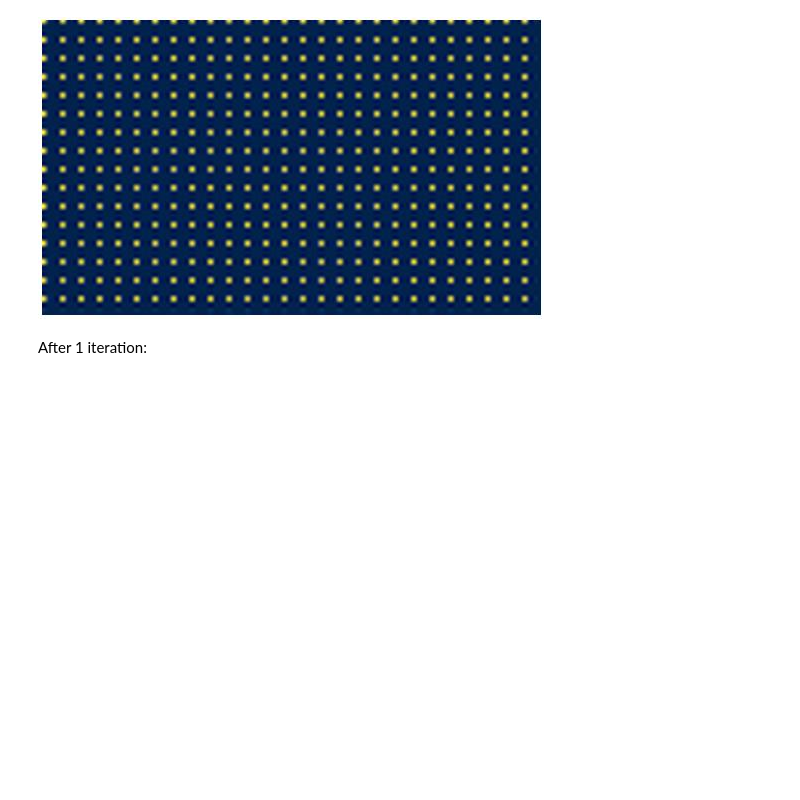
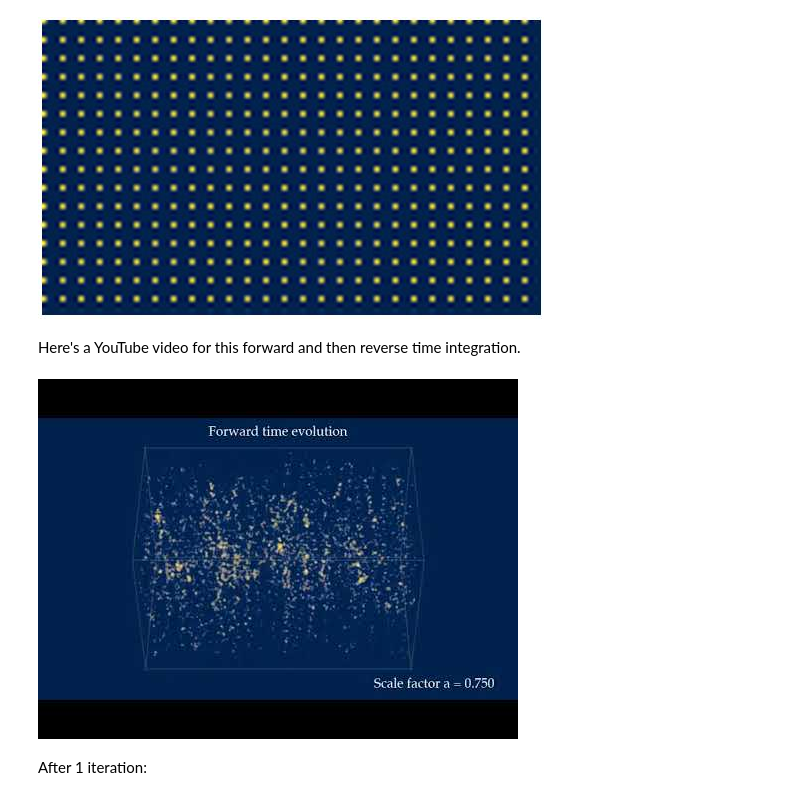
Before and after one commit to eelregit/pmwd, a Jupyter notebook: docs/examples/adjoint.ipynb, the cells around one changed output. Drawn from its saved outputs; the diff is of its cells as text; code cells hidden in the pictures; blank space fills up the shorter version.

```diff
--- a/docs/examples/adjoint.ipynb
+++ b/docs/examples/adjoint.ipynb
@@ -323,6 +324,12 @@ ptcl, obsvbl = nbody(ptcl, obsvbl, cosmo, conf, reverse=True)
 fig, ax = pmwdshow(scatter_2d(ptcl, conf))
 # %% [output]
 [figure]
+# %% [markdown]
+Here's a YouTube video for this forward and then reverse time integration.
+# %%
+YouTubeVideo('Epsgh6vr0qs', width=648, height=384, allow_autoplay=True)
+# %% [output]
+[figure, added]
 # %% [markdown]
 After 1 iteration:
 # %%
```
Also changed, not shown: parts of 3 cells of this notebook.
